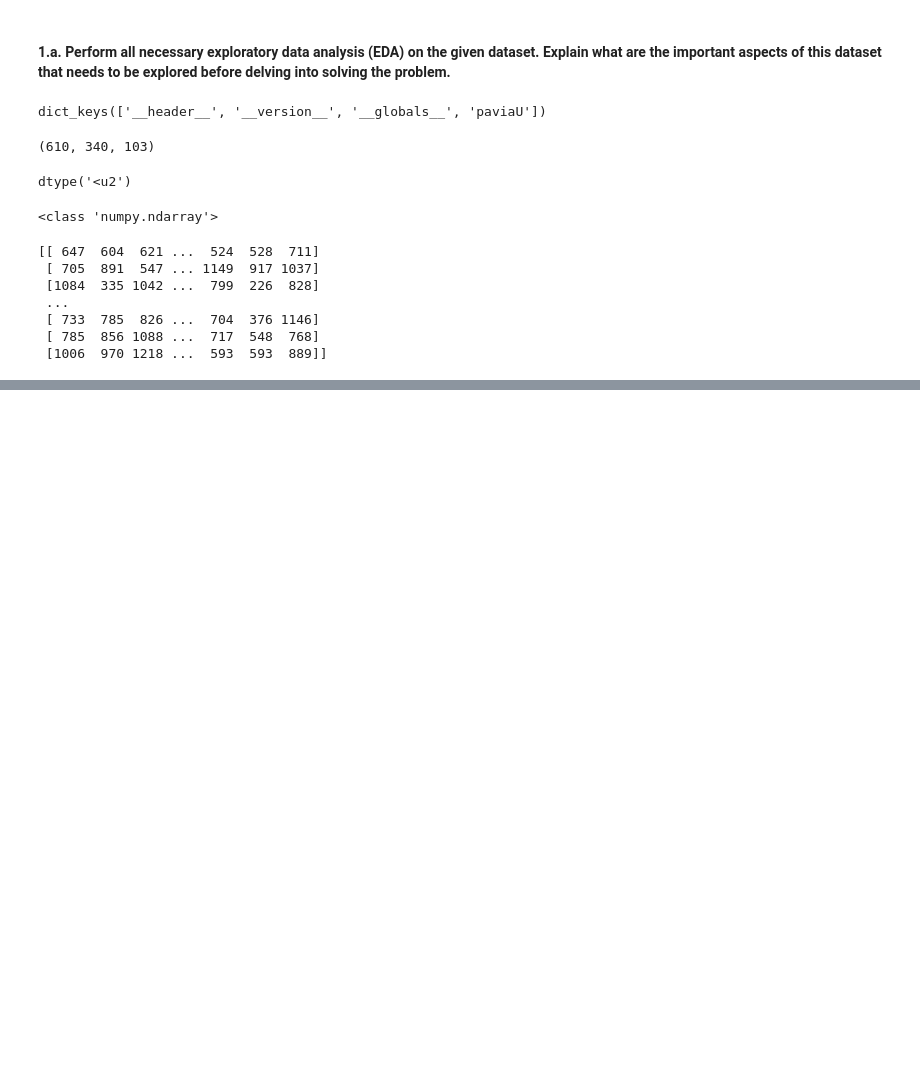
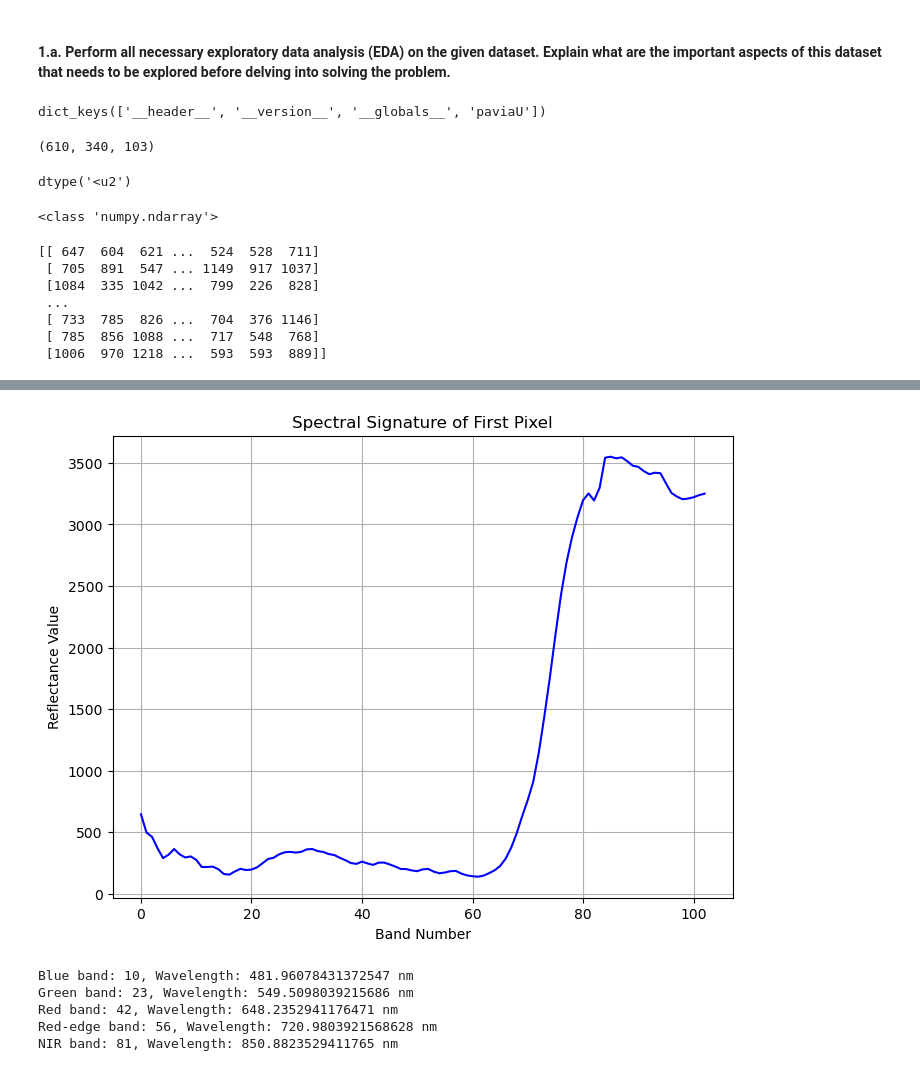
Before and after one commit to SagarLekhak/IMG_689_Graduate_Special_Topics, a Jupyter notebook: ml_2/hw_3.ipynb, the cells around one changed output, grey strips where cells are left out. Cells and saved outputs as stored; diff of their text form; code cells hidden in the pictures; blank space fills up the shorter version.

```diff
--- a/ml_2/hw_3.ipynb
+++ b/ml_2/hw_3.ipynb
@@ -62,0 +101,42 @@ plt.show()
+# %%
+# Extract the first pixel (all bands)
+first_pixel = paviaU[0, 0, :]
+
+# Plot the spectral signature
+plt.figure(figsize=(8, 6))
+plt.plot(first_pixel, linestyle='-', color='b')
+plt.xlabel('Band Number')
+plt.ylabel('Reflectance Value')
+plt.title('Spectral Signature of First Pixel')
+plt.grid(True)
+plt.show()
+# %% [output]
+[figure, added]
+# %%
+
+# Wavelength range and band count: Since it is provided that the sensor captures wavelengths from 430 nm to 960 nm with 103 bands with 5nm spacing.
+start_wavelength = 430   # in nm
+end_wavelength = 960     # in nm
+band_count = 103
+
+# Generate the wavelength values
+wavelengths = np.linspace(start_wavelength, end_wavelength, band_count)
+
+# Find the closest bands for each region
+blue_band = np.argmin(np.abs(wavelengths - 480))      # Blue ~480 nm
+green_band = np.argmin(np.abs(wavelengths - 550))     # Green ~550 nm
+red_band = np.argmin(np.abs(wavelengths - 650))       # Red ~650 nm
+red_edge_band = np.argmin(np.abs(wavelengths - 720))  # Red-edge ~720 nm
+nir_band = np.argmin(np.abs(wavelengths - 850))       # NIR ~850 nm
+
+print(f"Blue band: {blue_band}, Wavelength: {wavelengths[blue_band]} nm")
+print(f"Green band: {green_band}, Wavelength: {wavelengths[green_band]} nm")
+print(f"Red band: {red_band}, Wavelength: {wavelengths[red_band]} nm")
+print(f"Red-edge band: {red_edge_band}, Wavelength: {wavelengths[red_edge_band]} nm")
+print(f"NIR band: {nir_band}, Wavelength: {wavelengths[nir_band]} nm")
+# %% [output]
+Blue band: 10, Wavelength: 481.96078431372547 nm
+Green band: 23, Wavelength: 549.5098039215686 nm
+Red band: 42, Wavelength: 648.2352941176471 nm
+Red-edge band: 56, Wavelength: 720.9803921568628 nm
+NIR band: 81, Wavelength: 850.8823529411765 nm
```
Also changed, not shown: parts of 11 cells of this notebook.
